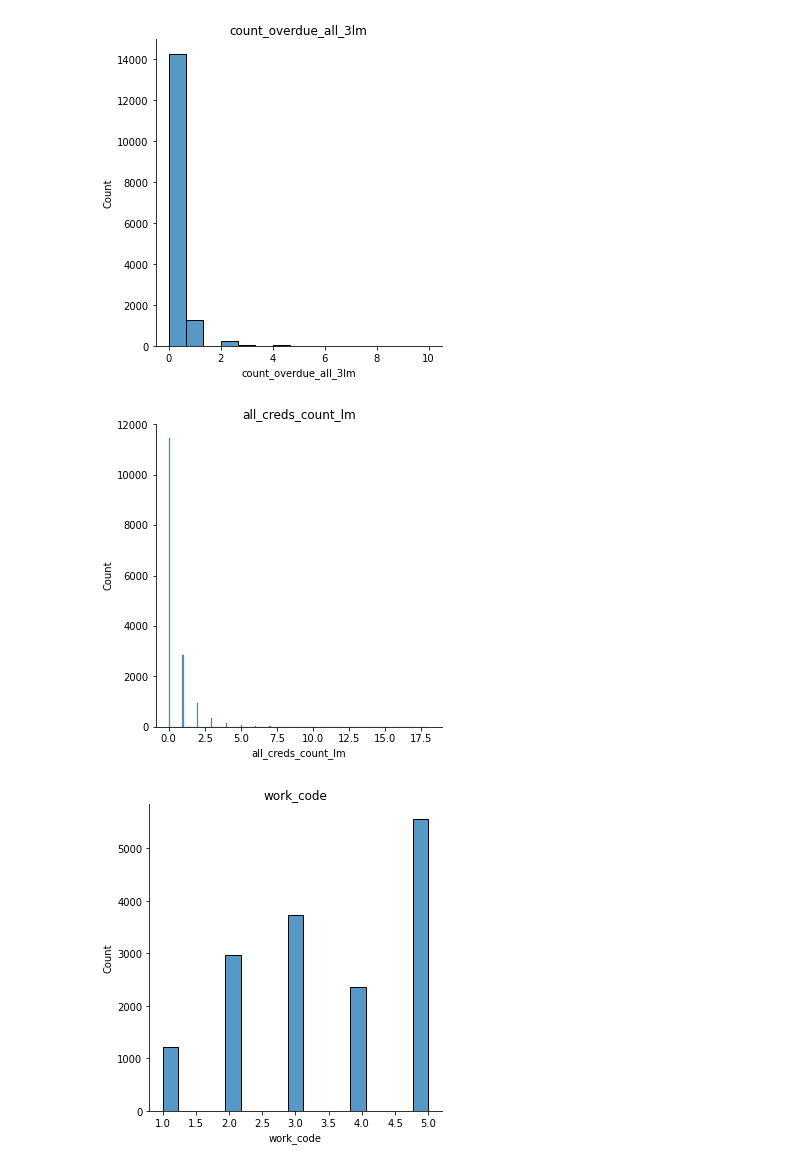
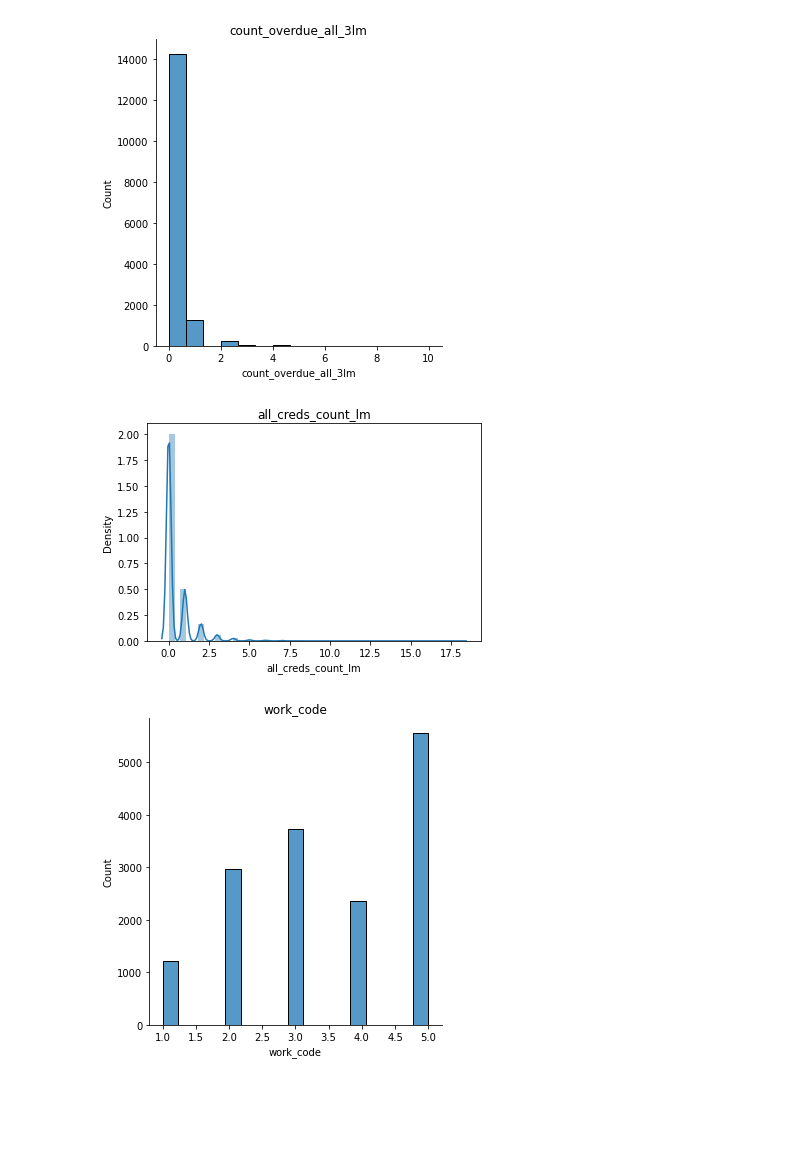
Before and after one commit to PatrykStronski/Devim_test, a Jupyter notebook: distribution.ipynb, the cells around one changed output. Saved outputs shown, nothing was run; the diff lists cells and outputs as text; code cells hidden in the pictures; blank space fills up the shorter version.

```diff
--- a/distribution.ipynb
+++ b/distribution.ipynb
@@ -126,11 +130,11 @@ plt.show()
 # %% [output]
 [figure]
 # %%
-sns.displot(df_nan_bad, x='all_creds_count_lm')
+sns.distplot(df_nan_bad['all_creds_count_lm'])
 plt.title('all_creds_count_lm')
 plt.show()
 # %% [output]
-[figure, old version]
+[figure, new version]
 # %%
 sns.displot(df_nan_bad, x='work_code')
 plt.title('work_code')
```
Also changed, not shown: parts of 5 cells of this notebook, 4 other files.
